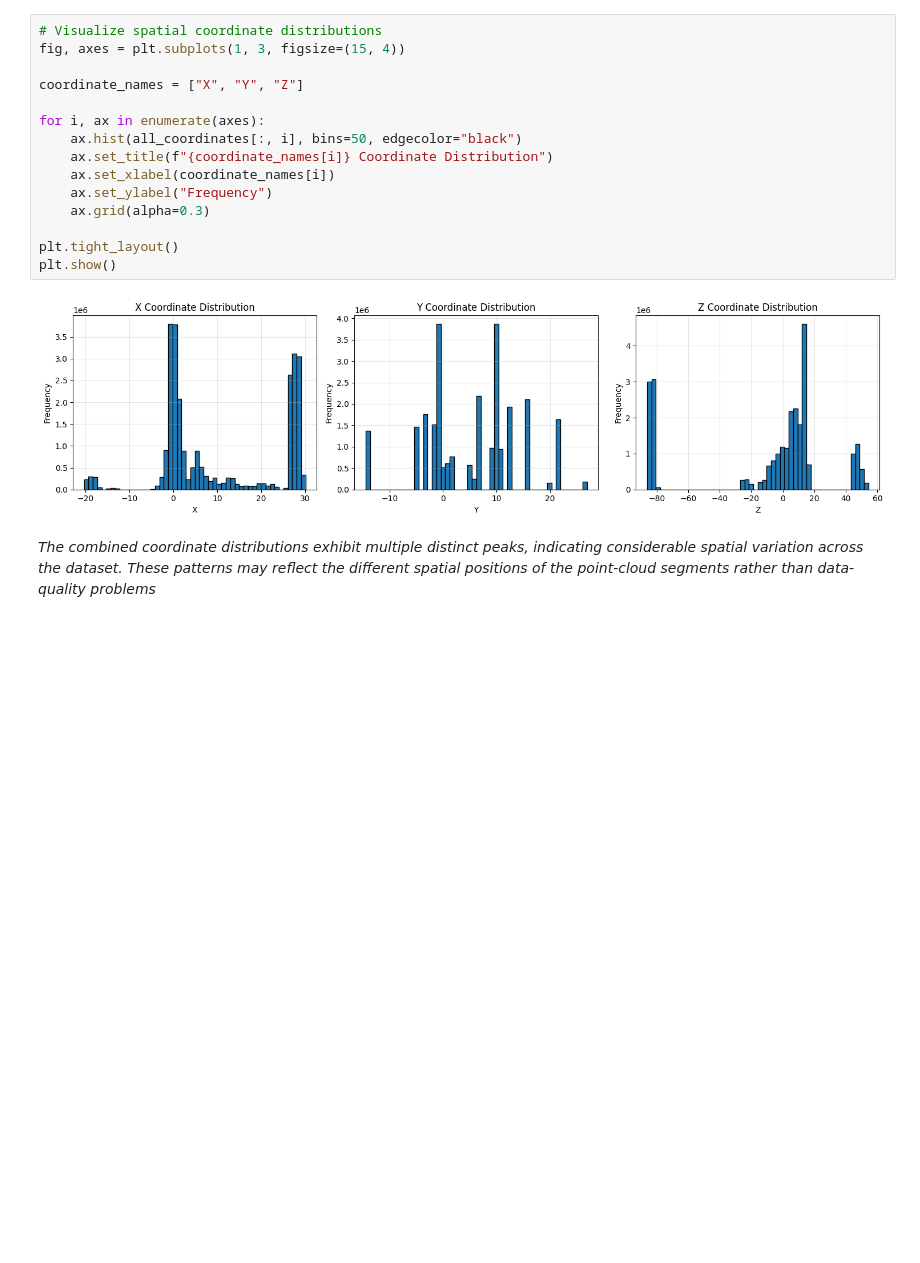
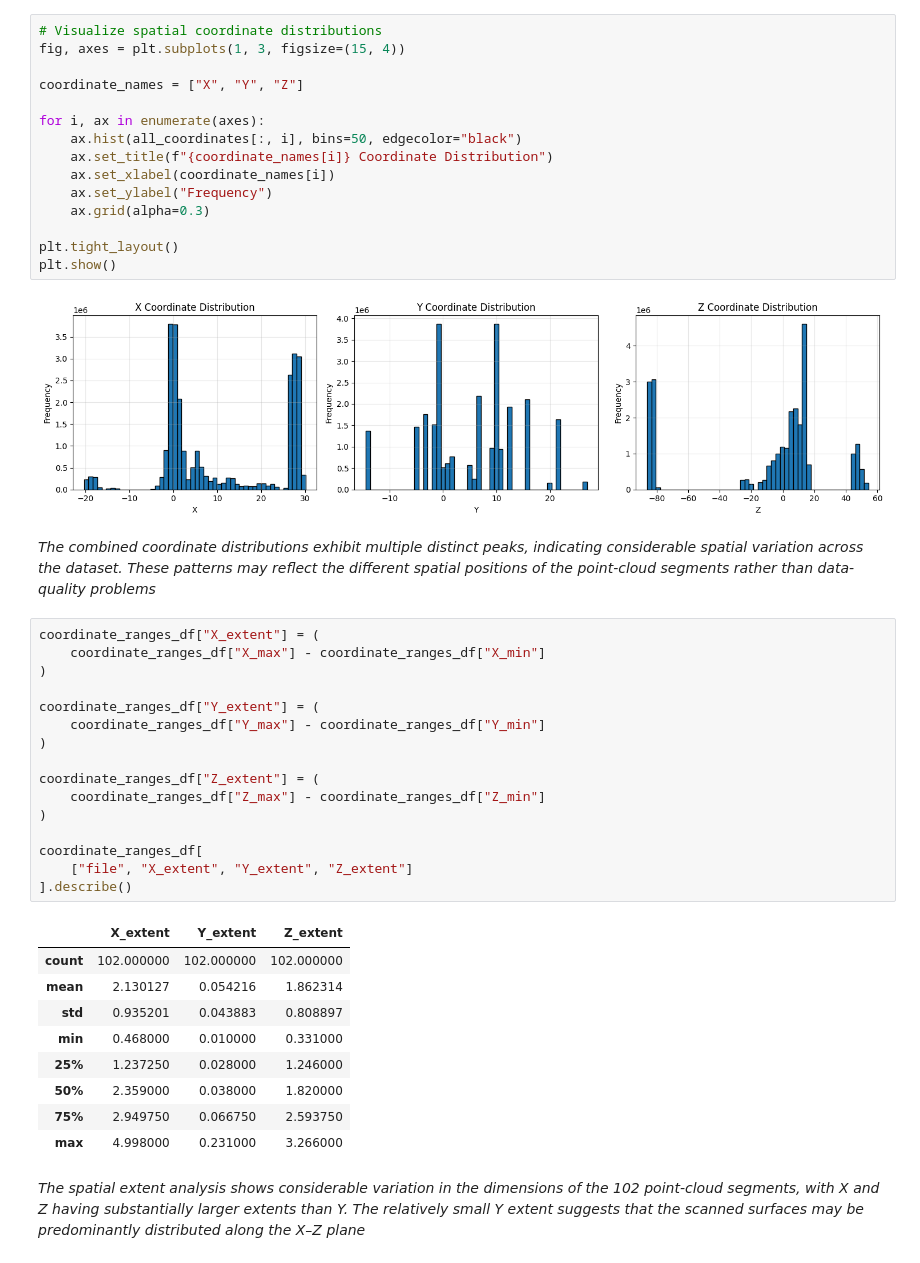
Before and after one commit to AbubakarDanhaya/pointnet-concrete-defect-robustness, a Jupyter notebook: notebooks/01_dataset_exploration.ipynb, the cells around one changed output. Cells and saved outputs as stored; diff of their text form; blank space fills up the shorter version.

```diff
--- a/notebooks/01_dataset_exploration.ipynb
+++ b/notebooks/01_dataset_exploration.ipynb
@@ -611,3 +611,31 @@ plt.show()
 [figure]
 # %% [markdown]
 _The combined coordinate distributions exhibit multiple distinct peaks, indicating considerable spatial variation across the dataset. These patterns may reflect the different spatial positions of the point-cloud segments rather than data-quality problems_
+# %%
+coordinate_ranges_df["X_extent"] = (
+    coordinate_ranges_df["X_max"] - coordinate_ranges_df["X_min"]
+)
+
+coordinate_ranges_df["Y_extent"] = (
+    coordinate_ranges_df["Y_max"] - coordinate_ranges_df["Y_min"]
+)
+
+coordinate_ranges_df["Z_extent"] = (
+    coordinate_ranges_df["Z_max"] - coordinate_ranges_df["Z_min"]
+)
+
+coordinate_ranges_df[
+    ["file", "X_extent", "Y_extent", "Z_extent"]
+].describe()
+# %% [output]
+|  | X_extent | Y_extent | Z_extent |
+| count | 102.000000 | 102.000000 | 102.000000 |
+| mean | 2.130127 | 0.054216 | 1.862314 |
+| std | 0.935201 | 0.043883 | 0.808897 |
+| min | 0.468000 | 0.010000 | 0.331000 |
+| 25% | 1.237250 | 0.028000 | 1.246000 |
+| 50% | 2.359000 | 0.038000 | 1.820000 |
+| 75% | 2.949750 | 0.066750 | 2.593750 |
+| max | 4.998000 | 0.231000 | 3.266000 |
+# %% [markdown]
+_The spatial extent analysis shows considerable variation in the dimensions of the 102 point-cloud segments, with X and Z having substantially larger extents than Y. The relatively small Y extent suggests that the scanned surfaces may be predominantly distributed along the X–Z plane_
```
Also changed, not shown: parts of 2 cells of this notebook.
